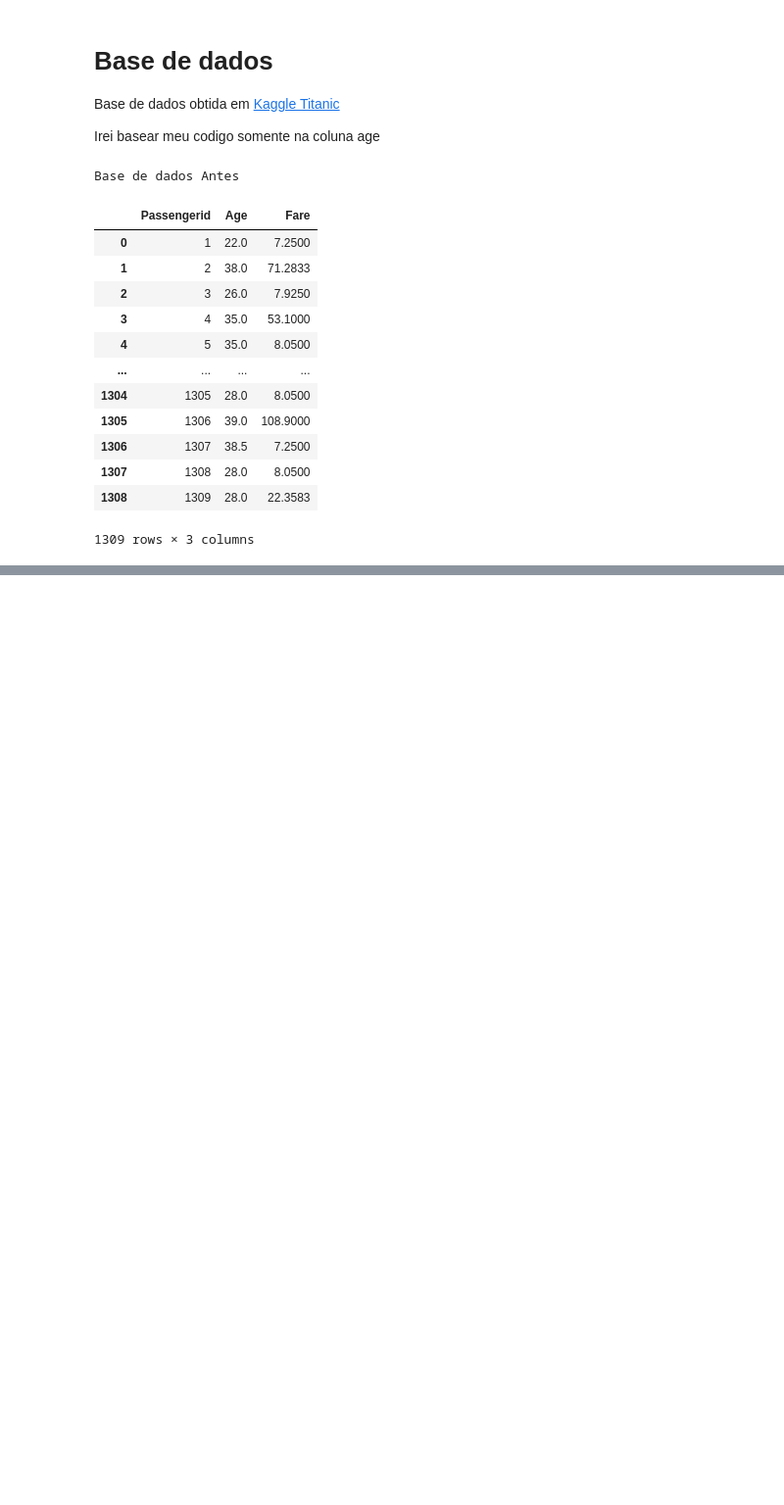
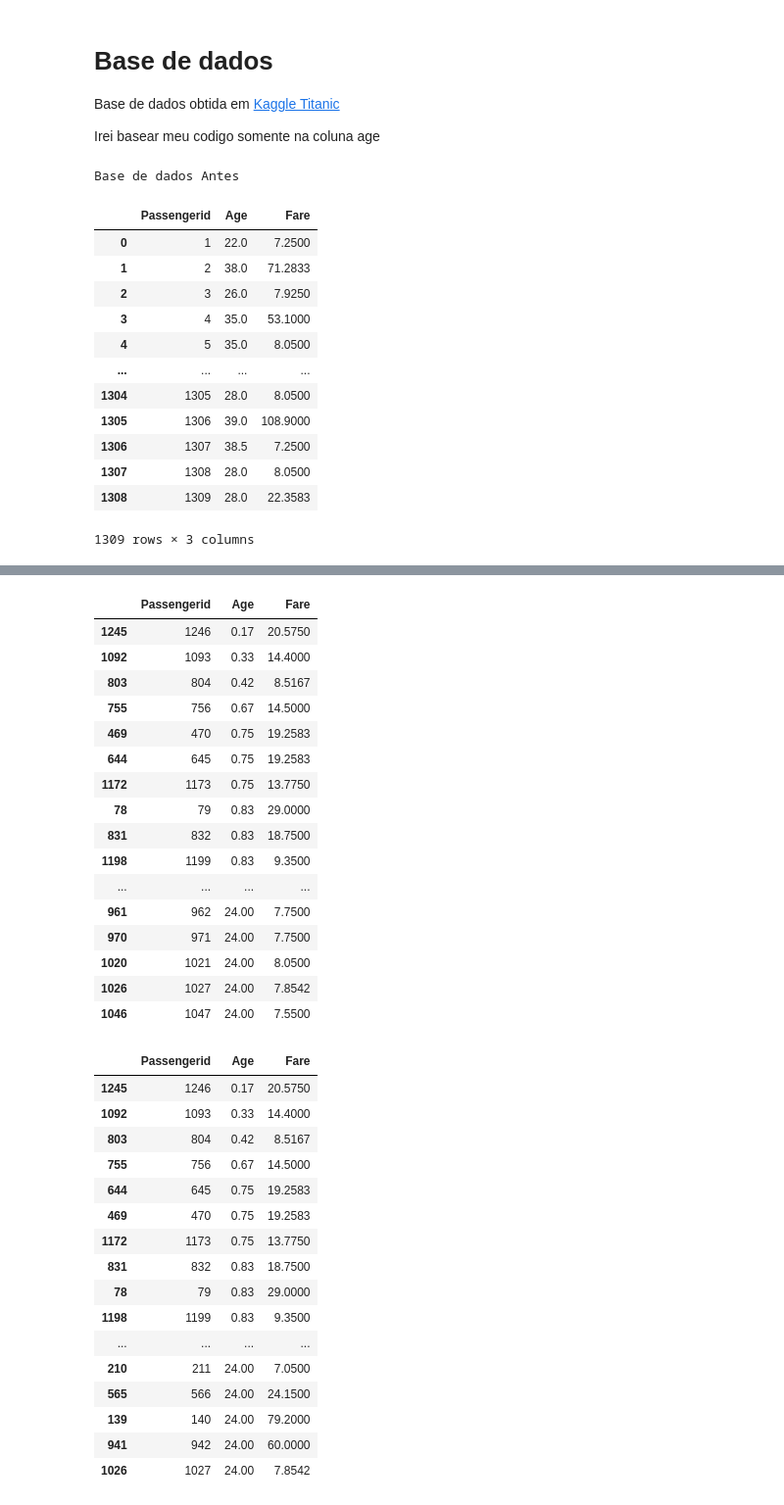
Before and after one commit to TassioSales/Faculdade, a Jupyter notebook: Estrutura de dados/projetos_estruturas/MargeSort_and_QuikSort/merge_quik.ipynb, the cells around one changed output, grey strips where cells are left out. Shown: that part at 98% size. Cells and saved outputs as stored; diff of their text form; code cells hidden in the pictures; blank space fills up the shorter version.

```diff
--- a/Estrutura de dados/projetos_estruturas/MargeSort_and_QuikSort/merge_quik.ipynb
+++ b/Estrutura de dados/projetos_estruturas/MargeSort_and_QuikSort/merge_quik.ipynb
@@ -176,4 +176,39 @@ def display_side_by_side(*args):
         html_str+=df.to_html()
     display_html(html_str.replace('table','table style="display:inline"'),raw=True)
 # %%
-#display_side_by_side(merge,quick)
+display_side_by_side(merge,quick)
+# %% [output]
+|  | Passengerid | Age | Fare |
+| 1245 | 1246 | 0.17 | 20.5750 |
+| 1092 | 1093 | 0.33 | 14.4000 |
+| 803 | 804 | 0.42 | 8.5167 |
+| 755 | 756 | 0.67 | 14.5000 |
+| 469 | 470 | 0.75 | 19.2583 |
+| 644 | 645 | 0.75 | 19.2583 |
+| 1172 | 1173 | 0.75 | 13.7750 |
+| 78 | 79 | 0.83 | 29.0000 |
+| 831 | 832 | 0.83 | 18.7500 |
+| 1198 | 1199 | 0.83 | 9.3500 |
+| ... | ... | ... | ... |
+| 961 | 962 | 24.00 | 7.7500 |
+| 970 | 971 | 24.00 | 7.7500 |
+| 1020 | 1021 | 24.00 | 8.0500 |
+| 1026 | 1027 | 24.00 | 7.8542 |
+| 1046 | 1047 | 24.00 | 7.5500 |
+|  | Passengerid | Age | Fare |
+| 1245 | 1246 | 0.17 | 20.5750 |
+| 1092 | 1093 | 0.33 | 14.4000 |
+| 803 | 804 | 0.42 | 8.5167 |
+| 755 | 756 | 0.67 | 14.5000 |
+| 644 | 645 | 0.75 | 19.2583 |
+| 469 | 470 | 0.75 | 19.2583 |
+| 1172 | 1173 | 0.75 | 13.7750 |
+| 831 | 832 | 0.83 | 18.7500 |
+| 78 | 79 | 0.83 | 29.0000 |
+| 1198 | 1199 | 0.83 | 9.3500 |
+| ... | ... | ... | ... |
+| 210 | 211 | 24.00 | 7.0500 |
+| 565 | 566 | 24.00 | 24.1500 |
+| 139 | 140 | 24.00 | 79.2000 |
+| 941 | 942 | 24.00 | 60.0000 |
+| 1026 | 1027 | 24.00 | 7.8542 |
```
Also changed, not shown: parts of 10 cells of this notebook, 2 other files.
